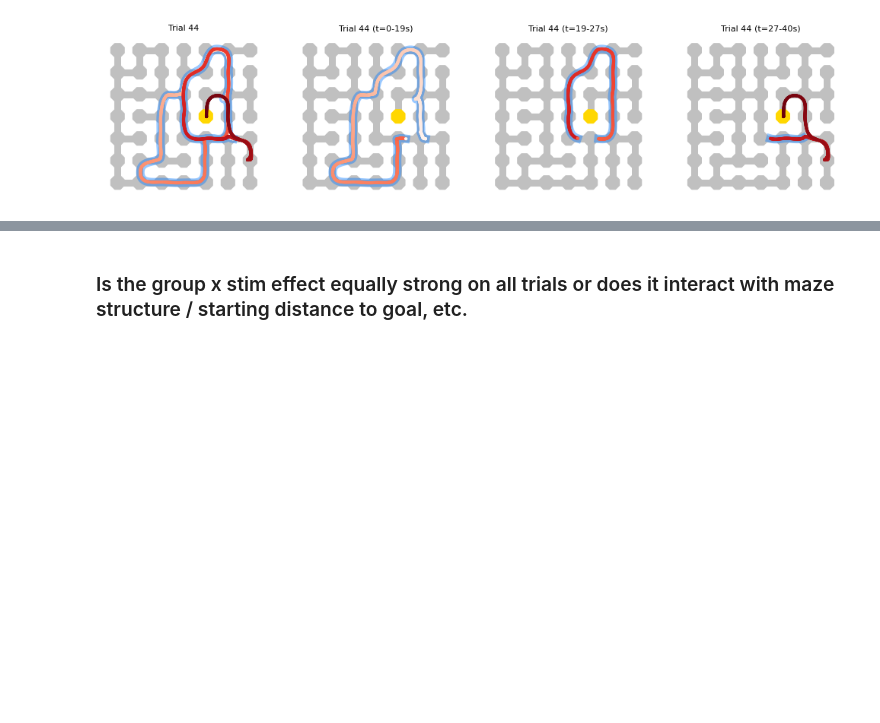
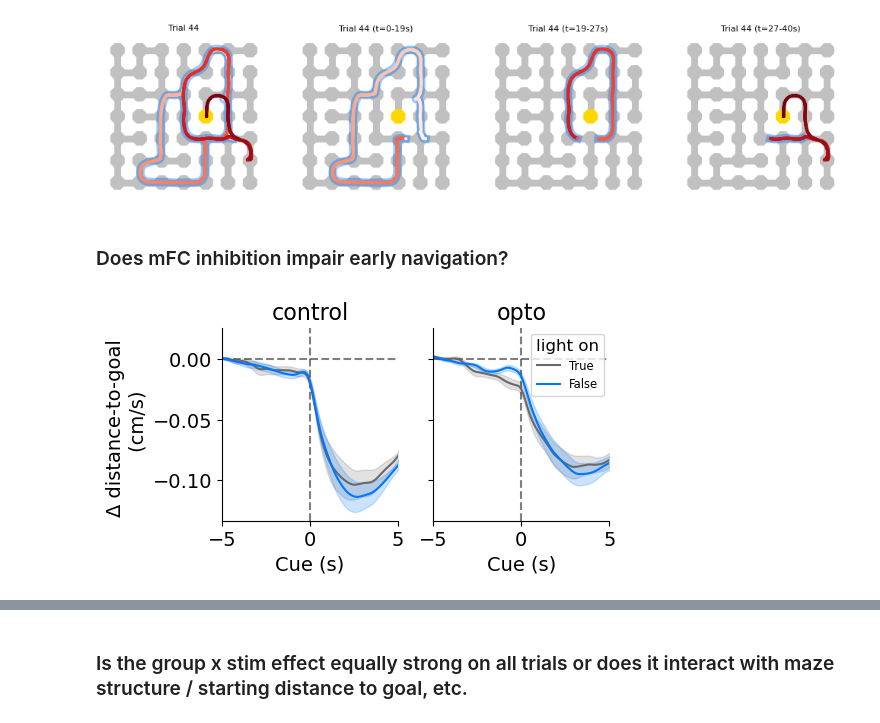
Before and after one commit to peterdoohan/goalNav_mFC-opto3, a Jupyter notebook: code/Notebooks/performance_metrics.ipynb, the cells around one changed output, grey strips where cells are left out. Drawn from its saved outputs; the diff is of its cells as text; code cells hidden in the pictures; blank space fills up the shorter version.

Commit message:
rate of change of distance to goal results done! (for now)

```diff
--- a/code/Notebooks/performance_metrics.ipynb
+++ b/code/Notebooks/performance_metrics.ipynb
@@ -155,3 +155,16 @@ for ax, t_range in zip(axes, [None, (0, 19), (19, 27), (27, 40)]):
 f.savefig("../results/figures/opto_trajectory_examples2.pdf")
 # %% [output]
 [figure]
+# %% [markdown]
+### Does mFC inhibition impair early navigation?
+# %%
+from GridMaze.analysis.behaviour import distance_to_goal as dtg
+
+ddtg_df = dtg.get_delta_distance_to_goal_df()
+curve_fit_results = dtg.get_ddtg_curve_fit_df(ddtg_df)
+# %%
+reload(dtg)
+f, axes = plt.subplots(1, 2, figsize=(5, 2.5), sharey=True)
+dtg.plot_delta_distance_to_goal_summary(ddtg_df, axes=axes)
+# %% [output]
+[figure, added]
```
Also changed, not shown: parts of 4 cells of this notebook, 2 other files.
